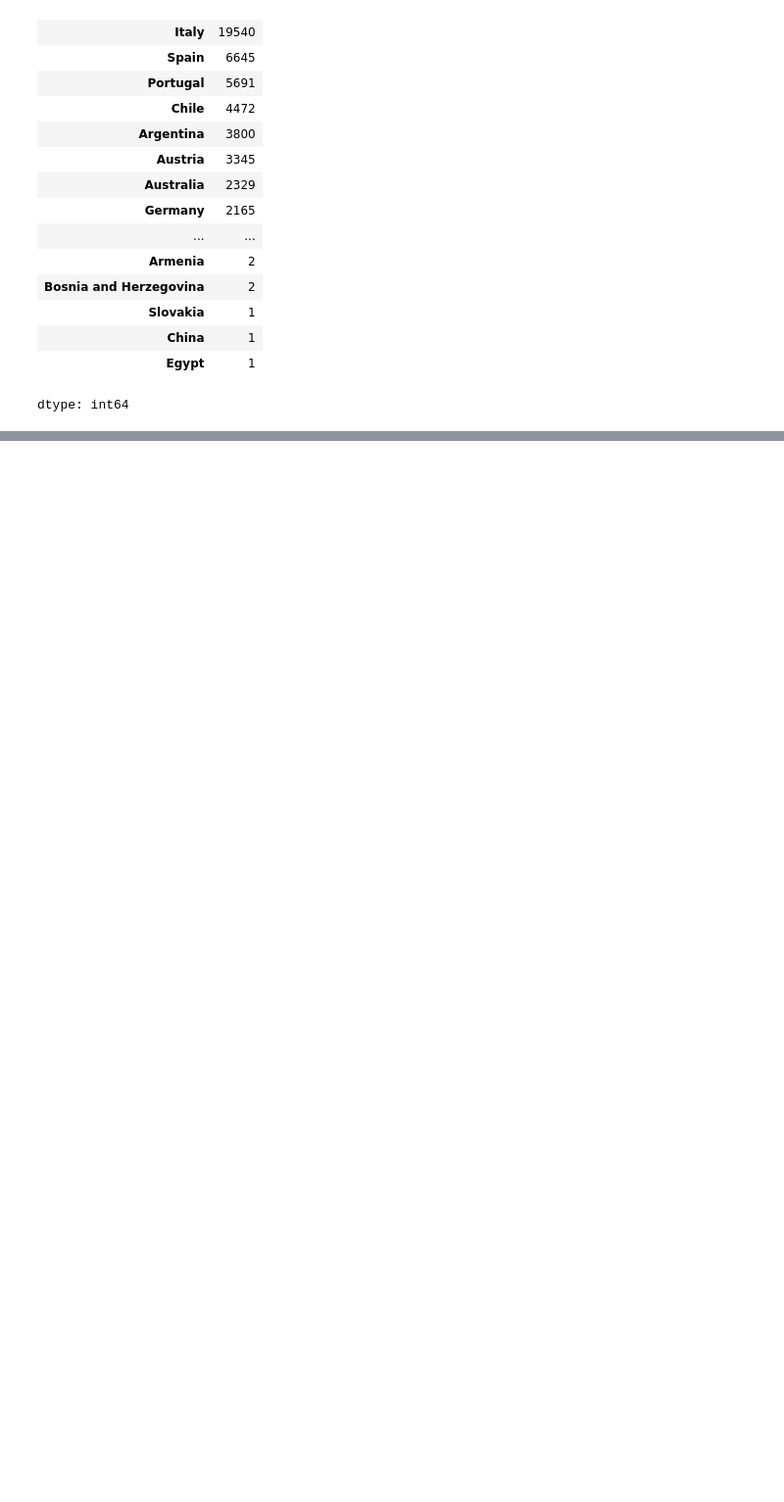
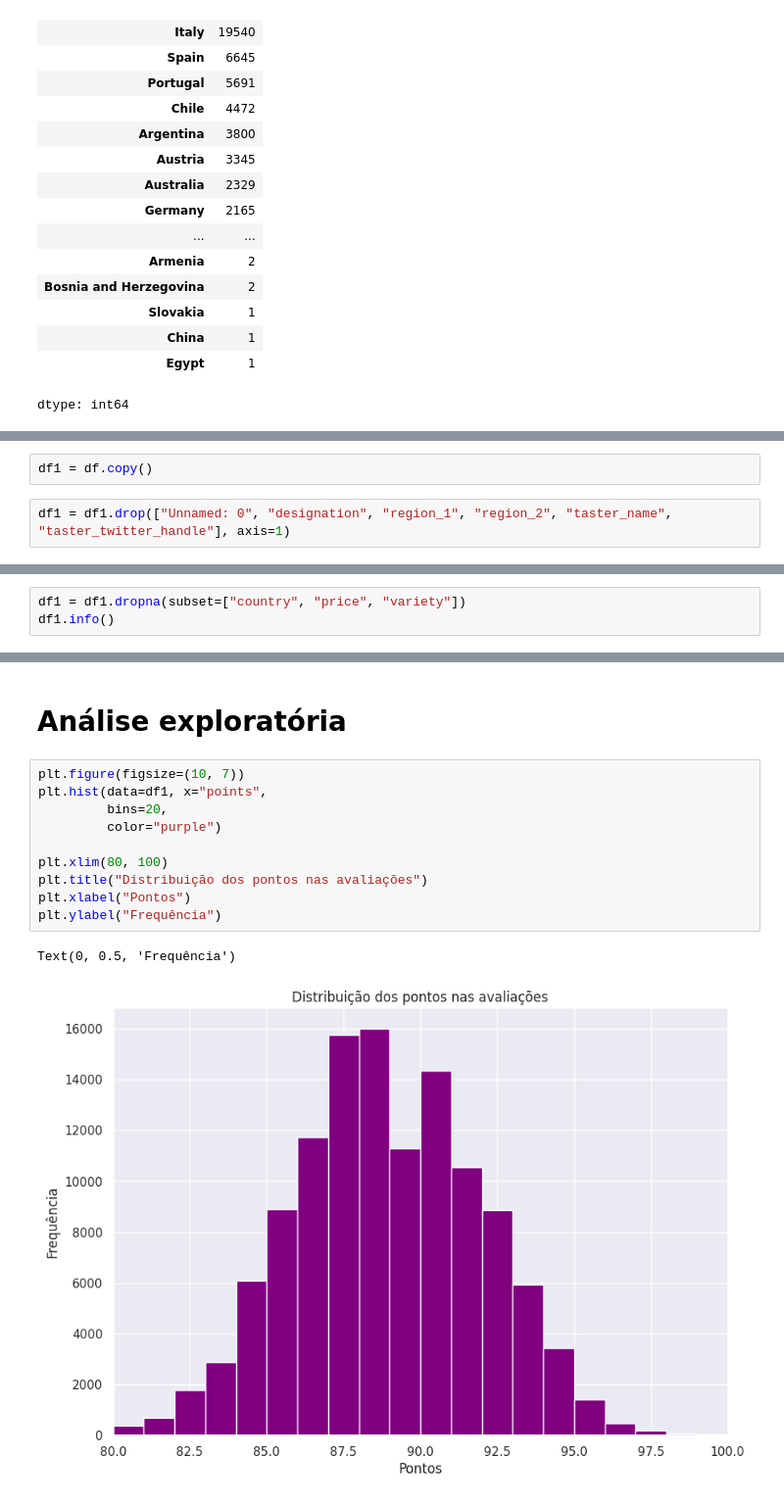
Before and after one commit to rafaelnogueira98/EDA---Vinhos, a Jupyter notebook: EDA_Vinhos.ipynb, the cells around one changed output, grey strips where cells are left out. Shown at 98% size. Drawn from its saved outputs; the diff is of its cells as text; blank space fills up the shorter version.

```diff
--- a/EDA_Vinhos.ipynb
+++ b/EDA_Vinhos.ipynb
@@ -112,0 +135,4 @@ dtype: int64
+# %%
+df1 = df.copy()
+# %%
+df1 = df1.drop(["Unnamed: 0", "designation", "region_1", "region_2", "taster_name", "taster_twitter_handle"], axis=1)
@@ -112,0 +170,3 @@ dtype: int64
+# %%
+df1 = df1.dropna(subset=["country", "price", "variety"])
+df1.info()
@@ -112,0 +189,15 @@ dtype: int64
+# %% [markdown]
+# **Análise exploratória**
+# %%
+plt.figure(figsize=(10, 7))
+plt.hist(data=df1, x="points",
+         bins=20,
+         color="purple")
+
+plt.xlim(80, 100)
+plt.title("Distribuição dos pontos nas avaliações")
+plt.xlabel("Pontos")
+plt.ylabel("Frequência")
+# %% [output]
+Text(0, 0.5, 'Frequência')
+[figure, added]
```
Also changed, not shown: parts of 19 cells of this notebook.
